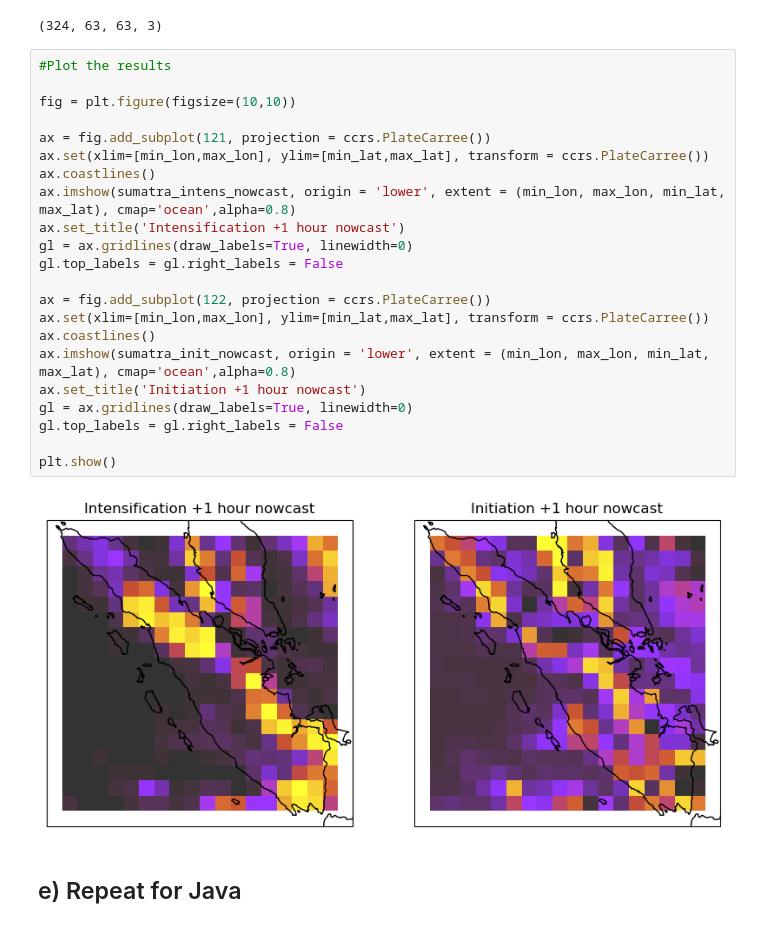
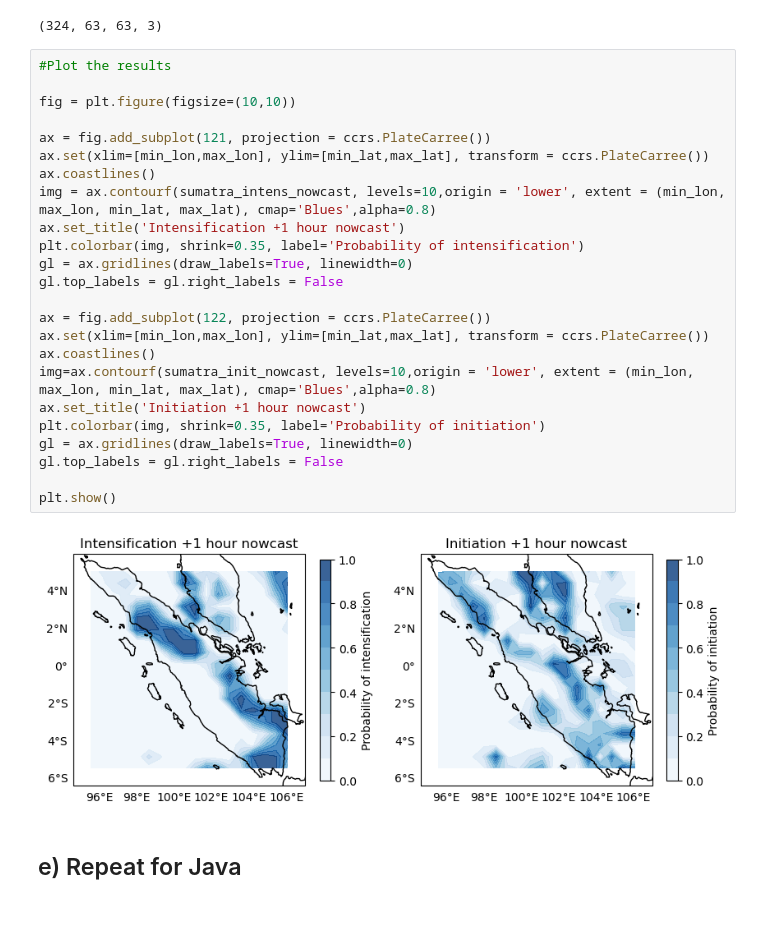
Before and after one commit to eejasm/SII-NowNet, a Jupyter notebook: basic_guide/SII-NowNet_example_guide.ipynb, the cells around one changed output. Drawn from its saved outputs; the diff is of its cells as text.

```diff
--- a/basic_guide/SII-NowNet_example_guide.ipynb
+++ b/basic_guide/SII-NowNet_example_guide.ipynb
@@ -158,27 +163,29 @@ sumatra_init_nowcast = np.pad(init_nowcast, 1, mode='constant', constant_values=
 # %%
 #Plot the results
 
 fig = plt.figure(figsize=(10,10))
 
 ax = fig.add_subplot(121, projection = ccrs.PlateCarree())
 ax.set(xlim=[min_lon,max_lon], ylim=[min_lat,max_lat], transform = ccrs.PlateCarree())
 ax.coastlines()
-ax.imshow(sumatra_intens_nowcast, origin = 'lower', extent = (min_lon, max_lon, min_lat, max_lat), cmap='ocean',alpha=0.8)
+img = ax.contourf(sumatra_intens_nowcast, levels=10,origin = 'lower', extent = (min_lon, max_lon, min_lat, max_lat), cmap='Blues',alpha=0.8)
 ax.set_title('Intensification +1 hour nowcast')
+plt.colorbar(img, shrink=0.35, label='Probability of intensification')
 gl = ax.gridlines(draw_labels=True, linewidth=0)
 gl.top_labels = gl.right_labels = False
 
 ax = fig.add_subplot(122, projection = ccrs.PlateCarree())
 ax.set(xlim=[min_lon,max_lon], ylim=[min_lat,max_lat], transform = ccrs.PlateCarree())
 ax.coastlines()
-ax.imshow(sumatra_init_nowcast, origin = 'lower', extent = (min_lon, max_lon, min_lat, max_lat), cmap='ocean',alpha=0.8)
+img=ax.contourf(sumatra_init_nowcast, levels=10,origin = 'lower', extent = (min_lon, max_lon, min_lat, max_lat), cmap='Blues',alpha=0.8)
 ax.set_title('Initiation +1 hour nowcast')
+plt.colorbar(img, shrink=0.35, label='Probability of initiation')
 gl = ax.gridlines(draw_labels=True, linewidth=0)
 gl.top_labels = gl.right_labels = False
 
 plt.show()
 # %% [output]
-[figure, old version]
+[figure, new version]
 # %% [markdown]
 ## e) Repeat for Java
 # %%
```
Also changed, not shown: parts of 3 cells of this notebook.
